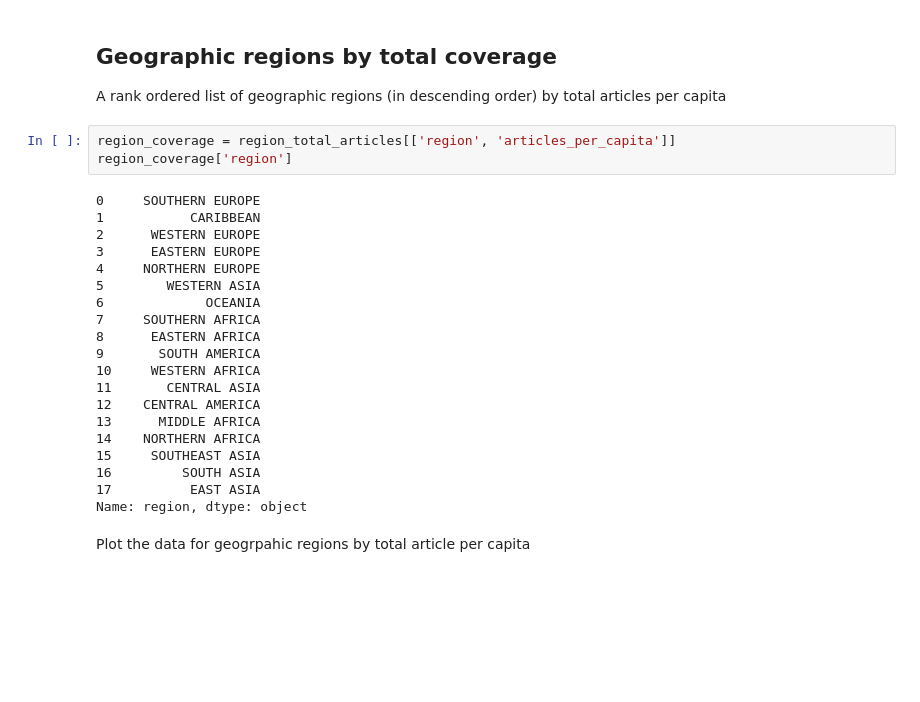
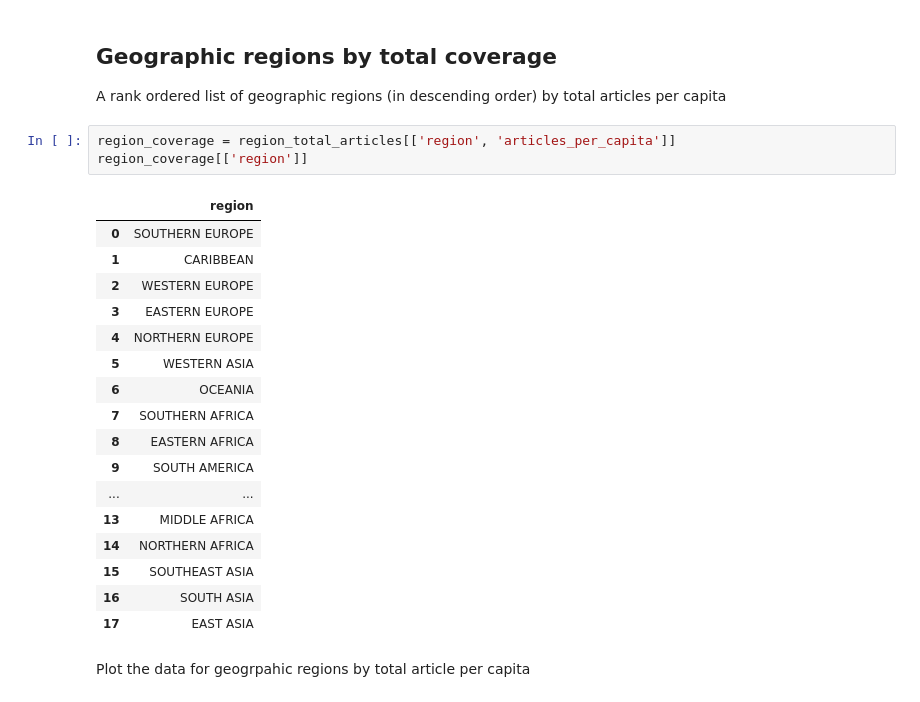
Before and after one commit to TharunKumarReddy5/data-512-homework_2, a Jupyter notebook: DATA 512 Homework 2 Tharun.ipynb, the cells around one changed output. Saved outputs shown, nothing was run; the diff lists cells and outputs as text; blank space fills up the shorter version.

```diff
--- a/DATA 512 Homework 2 Tharun.ipynb
+++ b/DATA 512 Homework 2 Tharun.ipynb
@@ -733,27 +728,25 @@ plt.savefig('/content/drive/MyDrive/MS Admission/Washington/GitHub/DataSciencePr
 A rank ordered list of geographic regions (in descending order) by total articles per capita
 # %%
 region_coverage = region_total_articles[['region', 'articles_per_capita']]
-region_coverage['region']
+region_coverage[['region']]
 # %% [output]
-0     SOUTHERN EUROPE
-1           CARIBBEAN
-2      WESTERN EUROPE
-3      EASTERN EUROPE
-4     NORTHERN EUROPE
-5        WESTERN ASIA
-6             OCEANIA
-7     SOUTHERN AFRICA
-8      EASTERN AFRICA
-9       SOUTH AMERICA
-10     WESTERN AFRICA
-11       CENTRAL ASIA
-12    CENTRAL AMERICA
-13      MIDDLE AFRICA
-14    NORTHERN AFRICA
-15     SOUTHEAST ASIA
-16         SOUTH ASIA
-17          EAST ASIA
-Name: region, dtype: object
+|  | region |
+| 0 | SOUTHERN EUROPE |
+| 1 | CARIBBEAN |
+| 2 | WESTERN EUROPE |
+| 3 | EASTERN EUROPE |
+| 4 | NORTHERN EUROPE |
+| 5 | WESTERN ASIA |
+| 6 | OCEANIA |
+| 7 | SOUTHERN AFRICA |
+| 8 | EASTERN AFRICA |
+| 9 | SOUTH AMERICA |
+| ... | ... |
+| 13 | MIDDLE AFRICA |
+| 14 | NORTHERN AFRICA |
+| 15 | SOUTHEAST ASIA |
+| 16 | SOUTH ASIA |
+| 17 | EAST ASIA |
 # %% [markdown]
 Plot the data for geogrpahic regions by total article per capita
 # %%
```
Also changed, not shown: parts of 19 cells of this notebook, 2 other files.
